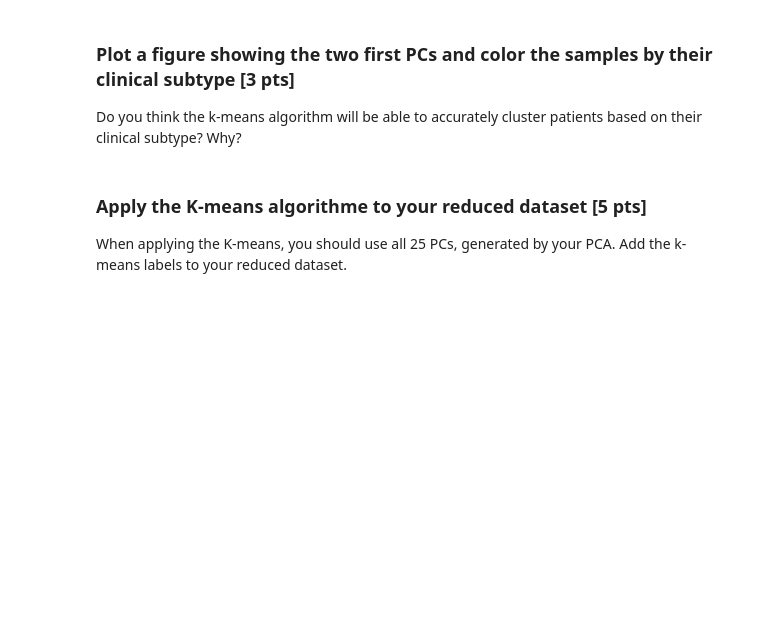
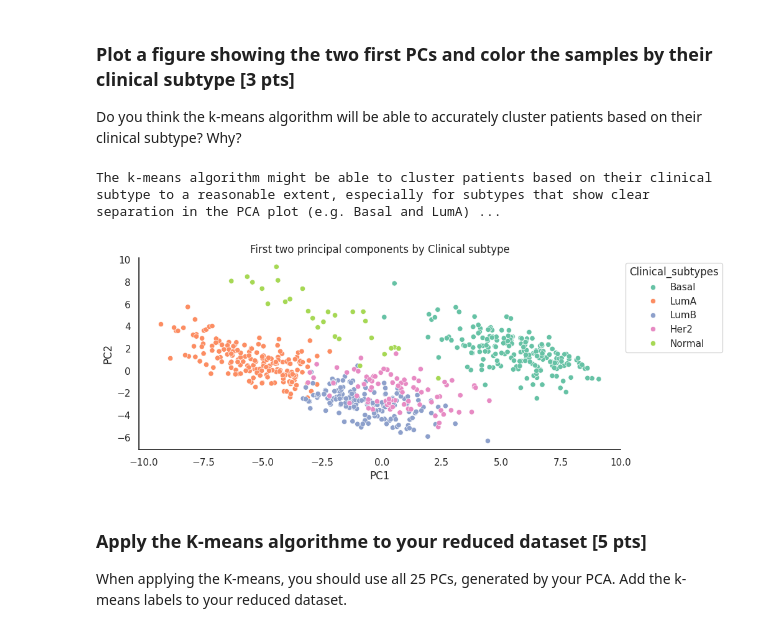
Before and after one commit to melisaFG/S24_data_analysis, a Jupyter notebook: notebooks/exercices_good_practices.ipynb, the cells around one changed output. Drawn from its saved outputs; the diff is of its cells as text; code cells hidden in the pictures; blank space fills up the shorter version.

```diff
--- a/notebooks/exercices_good_practices.ipynb
+++ b/notebooks/exercices_good_practices.ipynb
@@ -210,3 +211,17 @@ You are wondering if the M genes considered by your dataset are enough to cluste
 ### Apply a PCA Dimensionality reduction to your gene expression dataset [4 pts]
 
 Once you selected the numerical gene expression, scale the value and initiate a PCA object. You want to reduce your set of features to **25 components**.
+# %%
+subset_PCA = data.loc[:, "ENSG00000011426.9":"ENSG00000261857.5"]
+
+scaler = sklearn.preprocessing.StandardScaler() #template of scaler
+scaler.fit(subset_PCA) #scaler specific to our dataset
+
+# Apply the pattern
+subset_scaled = scaler.transform(subset_PCA) #transform data based on scaler
+#scaled data! - we will use this one from now on
+subset_scaled
+
+
+pca = sklearn.decomposition.PCA(n_components= 25) #pca object
+pca.fit(subset_scaled)
@@ -215,3 +239,14 @@ Once you selected the numerical gene expression, scale the value and initiate a
 # %% [markdown]
 ### Apply the PCA onto your gene expression data and create a DataFrame with the PCs and the clinical patient subtypes [4 pts]
 **Show a preview/overview of your dataframe**
+# %%
+pca_reduce = pca.fit_transform(subset_scaled)
+pca_reduce
+
+### Make a dataframe and add the label column
+data_reduce = pd.DataFrame(pca_reduce)
+
+#add pt outcome results from data
+data_reduce.loc[:, "Clinical_subtypes"] = data.Clinical_subtypes
+
+data_reduce.head()
@@ -218,6 +261,22 @@ Once you selected the numerical gene expression, scale the value and initiate a
 # %% [markdown]
 ### Plot a figure showing the two first PCs and color the samples by their clinical subtype [3 pts]
 Do you think the k-means algorithm will be able to accurately cluster patients based on their clinical subtype? Why?
+# %%
+### Plot the two first components (first and second PCs)
+
+
+p = sns.scatterplot(data_reduce, x = 0 , y = 1, hue = "Clinical_subtypes")
+p.set_xlabel('PC1')
+p.set_ylabel('PC2')
+p.set_title("First two principal components by Clinical subtype")
+sns.move_legend(p, "upper left", bbox_to_anchor=(1,1))
+sns.despine()
+
+### Was our PCA +k-means able to capture the true grouping?
+print("The k-means algorithm might be able to cluster patients based on their clinical subtype to a reasonable extent, especially for subtypes that show clear separation in the PCA plot (e.g. Basal and LumA). However, for subtypes with significant overlap (e.g. Normal, LumB and Her2), k-means may not perform as well, because centroids will be too close and it assumes clusters are spherical and equal in size.")
+# %% [output]
+The k-means algorithm might be able to cluster patients based on their clinical subtype to a reasonable extent, especially for subtypes that show clear separation in the PCA plot (e.g. Basal and LumA) ...
+[figure, added]
 # %% [markdown]
 ### Apply the K-means algorithme to your reduced dataset [5 pts]
 When applying the K-means, you should use all 25 PCs, generated by your PCA. Add the k-means labels to your reduced dataset.
```
Also changed, not shown: parts of 8 cells of this notebook.
